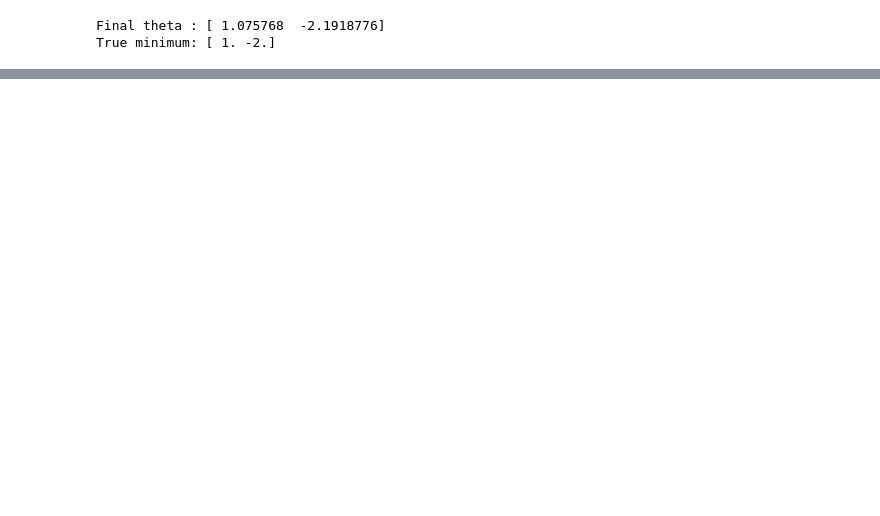
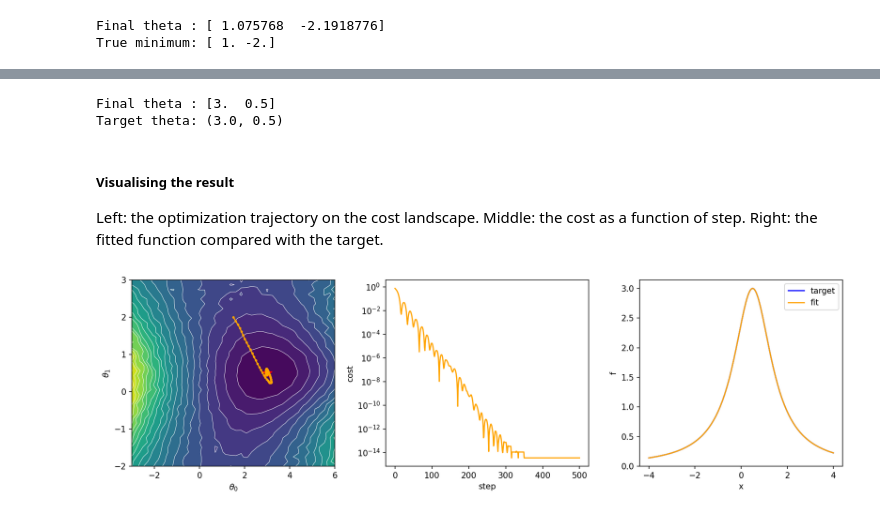
Before and after one commit to jlandgr/ML_tutorial, a Jupyter notebook: 02_tutorial_JAX.ipynb, the cells around one changed output, grey strips where cells are left out. Saved outputs shown, nothing was run; the diff lists cells and outputs as text; code cells hidden in the pictures; blank space fills up the shorter version.

```diff
--- a/02_tutorial_JAX.ipynb
+++ b/02_tutorial_JAX.ipynb
@@ -188,0 +219,73 @@ plt.show()
+# %%
+optimizer = optax.adam(learning_rate=0.1)
+theta = jnp.array([1.5, 2.0])
+opt_state = optimizer.init(theta)
+
+nsteps = 500
+nsamples = 10
+xrange = 2.0
+
+x_eval = samples(1000, xrange)  # fixed batch for monitoring
+
+trajectory = [theta]
+losses = [cost(theta, x_eval)]
+
+for n in range(nsteps):
+    x = samples(nsamples, xrange)  # Sample a new set of x
+    # to do: calculate the gradient and perform the update
+    grads = grad_cost(theta, x)
+    updates, opt_state = optimizer.update(grads, opt_state)
+    theta = optax.apply_updates(theta, updates)
+    trajectory.append(theta)
+    losses.append(cost(theta, x_eval))
+
+trajectory = jnp.array(trajectory)
+losses = jnp.array(losses)
+print(f'Final theta : {theta}')
+print(f'Target theta: (3.0, 0.5)')
+# %% [output]
+Final theta : [3.  0.5]
+Target theta: (3.0, 0.5)
+# %% [markdown]
+##### Visualising the result
+
+Left: the optimization trajectory on the cost landscape. Middle: the cost as a function of step. Right: the fitted function compared with the target.
+# %%
+def cost_landscape(theta0s, theta1s, nsamples, width):
+    C = np.zeros((len(theta0s), len(theta1s)))
+    for j0 in range(len(theta0s)):
+        for j1 in range(len(theta1s)):
+            x = samples(nsamples, width)
+            C[j0, j1] = cost(jnp.array([theta0s[j0], theta1s[j1]]), x)
+    return C
+
+theta0s = jnp.linspace(-3.0, 6.0, 40)
+theta1s = jnp.linspace(-2.0, 3.0, 40)
+C_grid = cost_landscape(theta0s, theta1s, 2000, 2.0)
+
+T0, T1 = jnp.meshgrid(theta0s, theta1s, indexing='ij')
+
+fig, ax = plt.subplots(ncols=3, nrows=1, figsize=(13, 4))
+
+ax[0].contourf(T0, T1, C_grid, 20)
+ax[0].contour(T0, T1, C_grid, 20, colors='white', linewidths=0.5)
+ax[0].plot(trajectory[:, 0], trajectory[:, 1], 'o-', color='orange', markersize=2)
+ax[0].scatter([3.0], [0.5], marker='*', color='red', s=150)
+ax[0].set_xlabel(r'$\theta_0$')
+ax[0].set_ylabel(r'$\theta_1$')
+
+ax[1].semilogy(losses, color='orange')
+ax[1].set_xlabel('step')
+ax[1].set_ylabel('cost')
+
+x_sweep = jnp.linspace(-4.0, 4.0, 300)
+ax[2].plot(x_sweep, true_f(x_sweep), color='blue', label='target')
+ax[2].plot(x_sweep, f(theta, x_sweep), color='orange', label='fit')
+ax[2].set_xlabel('x')
+ax[2].set_ylabel('f')
+ax[2].legend()
+
+plt.tight_layout()
+plt.show()
+# %% [output]
+[figure, added]
```
Also changed, not shown: parts of 26 cells of this notebook.
